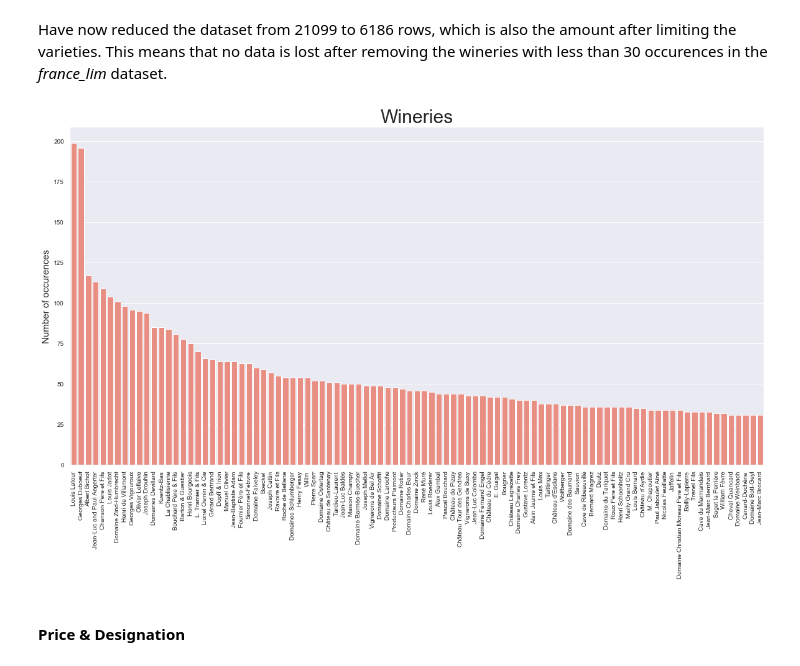
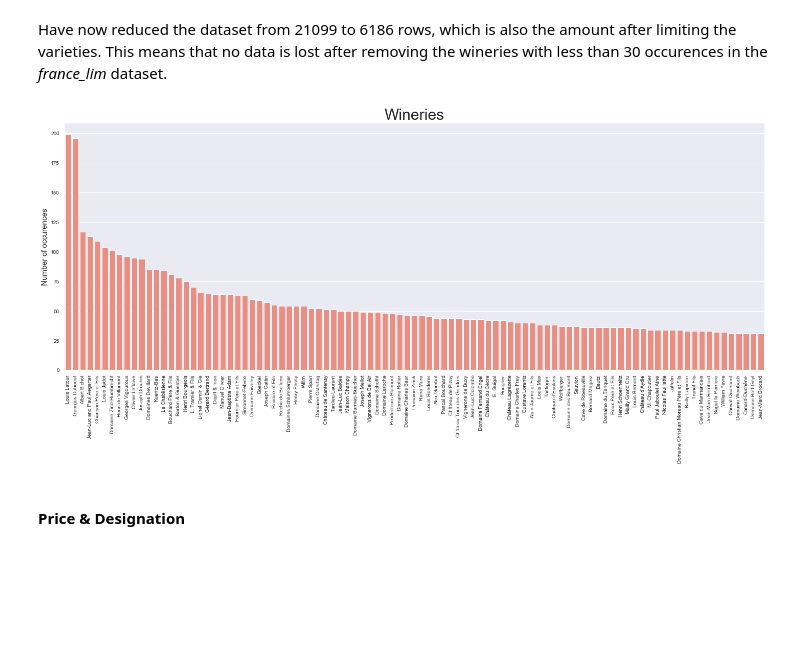
Before and after one commit to com-480-data-visualization/com-480-project-lesvizerables, a Jupyter notebook: Milestone1.ipynb, the cells around one changed output. Drawn from its saved outputs; the diff is of its cells as text; code cells hidden in the pictures; blank space fills up the shorter version.

```diff
--- a/Milestone1.ipynb
+++ b/Milestone1.ipynb
@@ -168,14 +171,15 @@ Have now reduced the dataset from 21099 to 6186 rows, which is also the amount a
 # %%
 sns.set(rc={'figure.figsize':(20,10)})
 s = sns.barplot(x = wanted_wineries.index, y = wanted_wineries.values, color = 'salmon')
 s.set_xticklabels(labels = wanted_wineries.index, rotation=90) # rotate text on x-axis to avoid overlap
 s.set_title('Wineries', fontsize = 30)
 s.set_ylabel('Number of occurences', fontsize = 15)
 s.tick_params(labelsize=10)
 
+plt.tight_layout()
 plt.savefig('wineries_vertical.pdf', format='pdf')
 # %% [output]
-[figure, old version]
+[figure, new version]
 # %% [markdown]
 #### Price & Designation
 # %%
```
Also changed, not shown: parts of 5 cells of this notebook, 8 other files.
